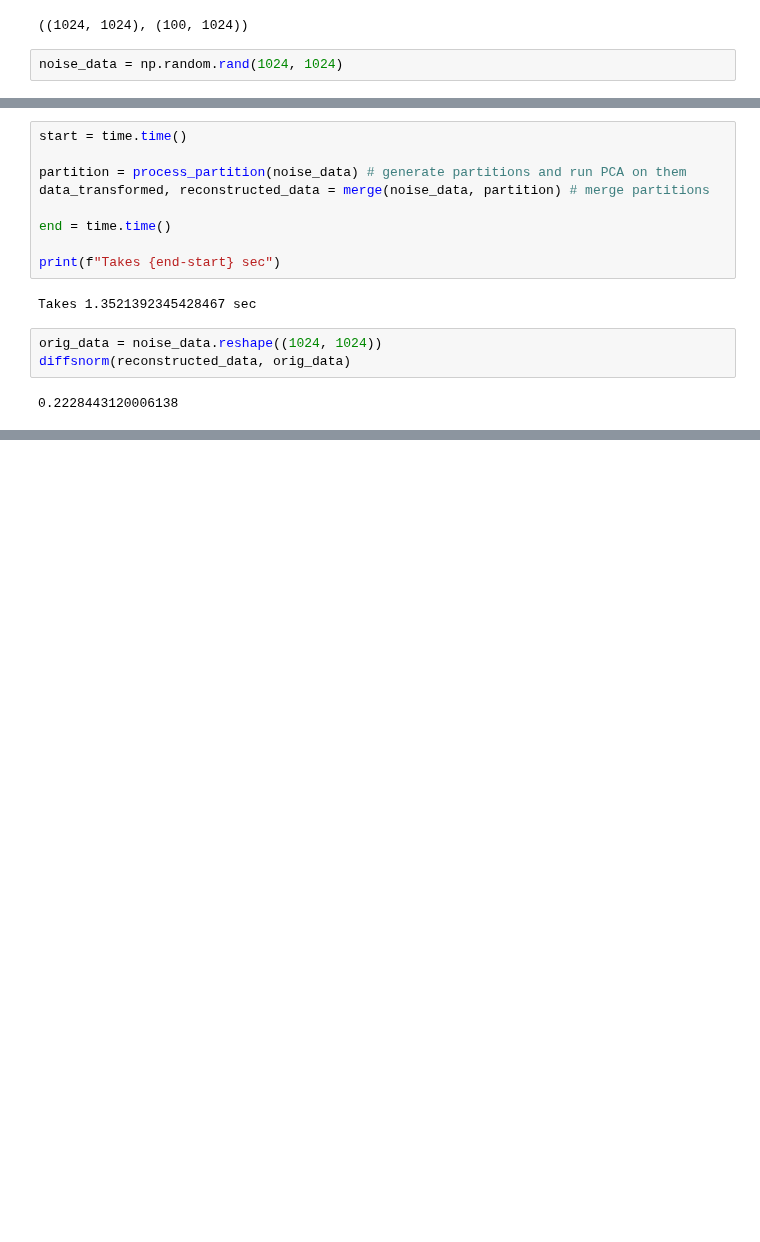
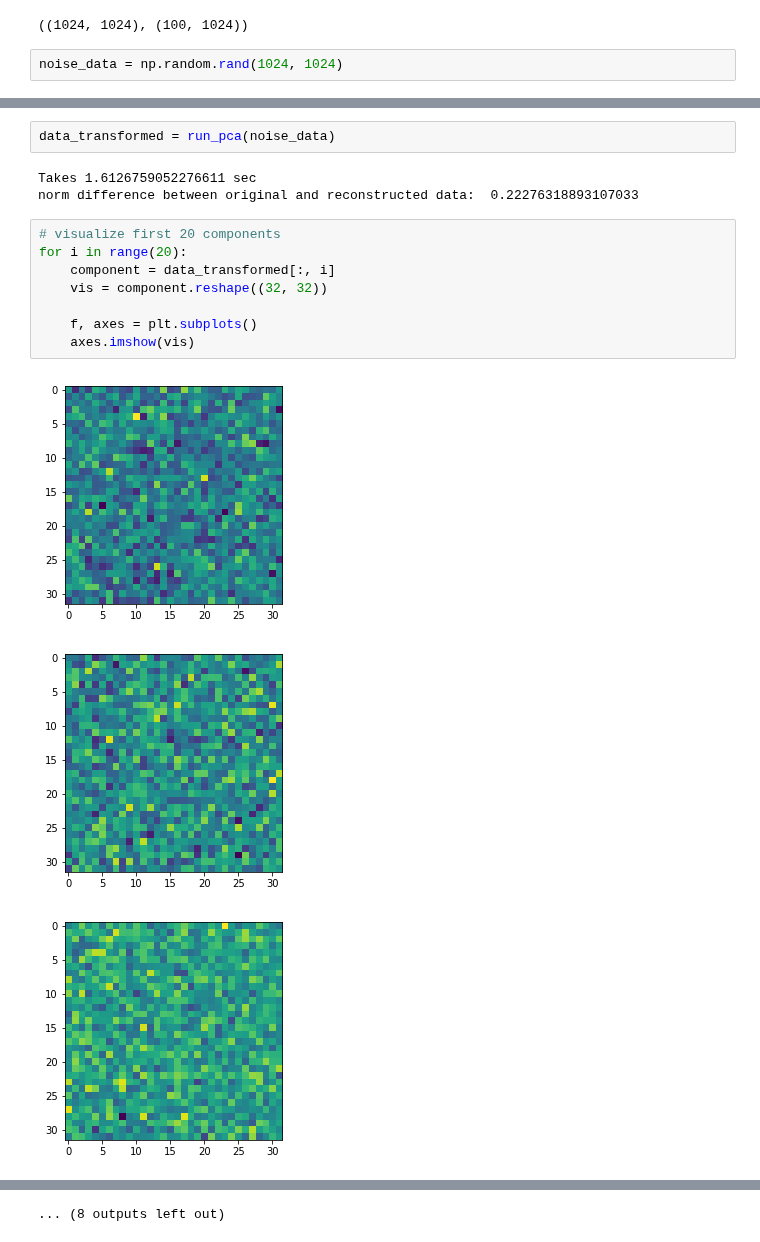
Before and after one commit to LiberTEM/LiberTEM, a Jupyter notebook: examples/pca.ipynb, the cells around one changed output, grey strips where cells are left out. Saved outputs shown, nothing was run; the diff lists cells and outputs as text; blank space fills up the shorter version.

```diff
--- a/examples/pca.ipynb
+++ b/examples/pca.ipynb
@@ -174,17 +201,18 @@ for i in range(20):
 ... (8 outputs left out)
-# %%
-start = time.time()
-
-partition = process_partition(noise_data) # generate partitions and run PCA on them
-data_transformed, reconstructed_data = merge(noise_data, partition) # merge partitions
-
-end = time.time()
-
-print(f"Takes {end-start} sec")
-# %% [output]
-Takes 1.3521392345428467 sec
-# %%
-orig_data = noise_data.reshape((1024, 1024))
-diffsnorm(reconstructed_data, orig_data)
-# %% [output]
-0.2228443120006138
+# %%
+data_transformed = run_pca(noise_data)
+# %% [output]
+Takes 1.6126759052276611 sec
+norm difference between original and reconstructed data:  0.22276318893107033
+# %%
+# visualize first 20 components
+for i in range(20):
+    component = data_transformed[:, i]
+    vis = component.reshape((32, 32))
+
+    f, axes = plt.subplots()
+    axes.imshow(vis)
+# %% [output]
+[figure, added]
+[figure, added]
+[figure, added]
@@ -190,0 +228 @@ diffsnorm(reconstructed_data, orig_data)
+... (8 outputs left out)
```
Also changed, not shown: parts of 32 cells of this notebook.
